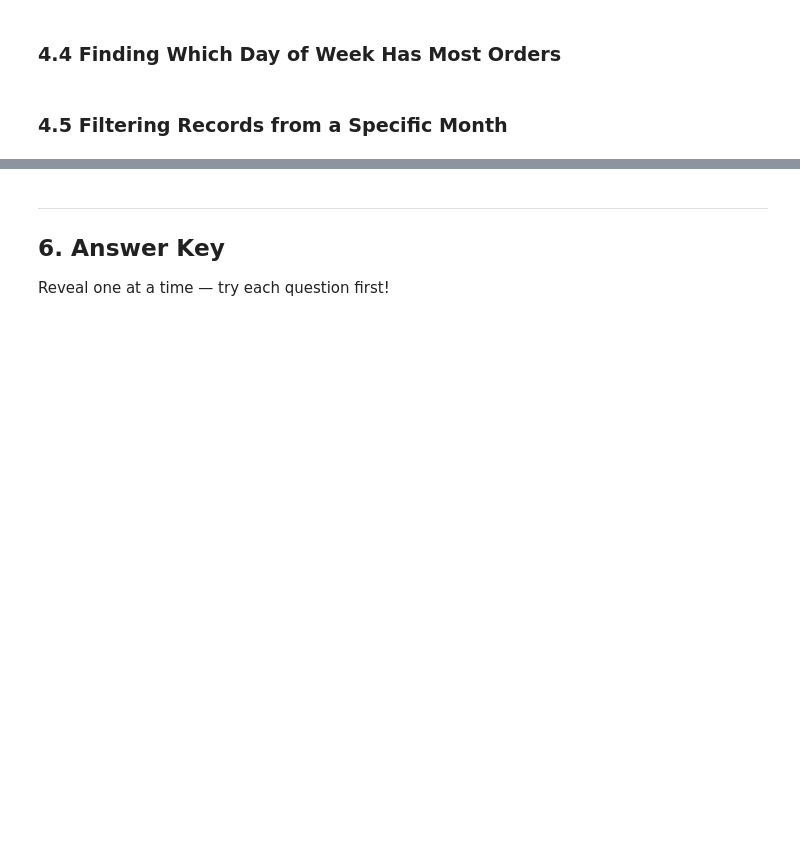
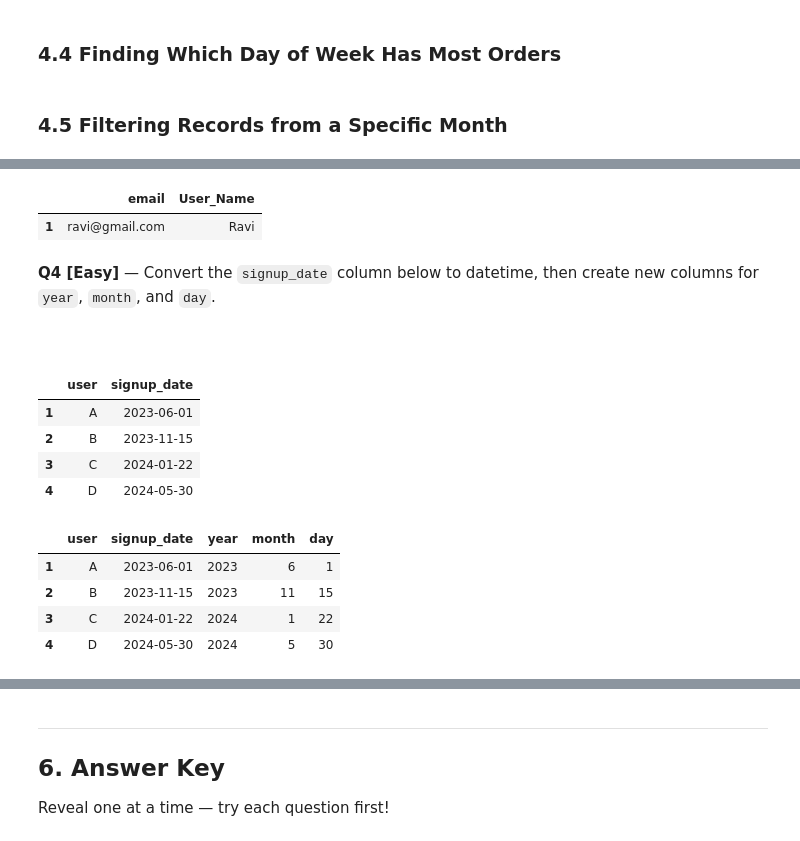
Before and after one commit to abhishekkatewaofficial-lab/Machine-Learning, a Jupyter notebook: Notes/Pandas/2. Intermediate/04_string_and_datetime.ipynb, the cells around one changed output, grey strips where cells are left out. Drawn from its saved outputs; the diff is of its cells as text; code cells hidden in the pictures; blank space fills up the shorter version.

````diff
--- a/Notes/Pandas/2. Intermediate/04_string_and_datetime.ipynb
+++ b/Notes/Pandas/2. Intermediate/04_string_and_datetime.ipynb
@@ -703,0 +713,37 @@ q7_df = pd.DataFrame({
+# %%
+only_gmail = q2_df[q2_df['email'].str.endswith('@gmail.com')]
+display(only_gmail)
+# %% [output]
+|  | email | User_Name |
+| 1 | ravi@gmail.com | Ravi |
+# %% [markdown]
+**Q4 [Easy]** — Convert the `signup_date` column below to datetime, then create new columns for `year`, `month`, and `day`.
+
+```python
+
+```
+# %%
+q4_df = pd.DataFrame({
+    'user': ['A', 'B', 'C', 'D'],
+    'signup_date': ['2023-06-01', '2023-11-15', '2024-01-22', '2024-05-30'],},
+    index=[1,2,3,4])
+
+q4_df['signup_date'] = pd.to_datetime(q4_df['signup_date'])
+display(q4_df)
+
+q4_df['year']  = q4_df['signup_date'].dt.year
+q4_df['month'] = q4_df['signup_date'].dt.month
+q4_df['day']   = q4_df['signup_date'].dt.day
+
+display(q4_df)
+# %% [output]
+|  | user | signup_date |
+| 1 | A | 2023-06-01 |
+| 2 | B | 2023-11-15 |
+| 3 | C | 2024-01-22 |
+| 4 | D | 2024-05-30 |
+|  | user | signup_date | year | month | day |
+| 1 | A | 2023-06-01 | 2023 | 6 | 1 |
+| 2 | B | 2023-11-15 | 2023 | 11 | 15 |
+| 3 | C | 2024-01-22 | 2024 | 1 | 22 |
+| 4 | D | 2024-05-30 | 2024 | 5 | 30 |
````
Also changed, not shown: parts of 24 cells of this notebook.
